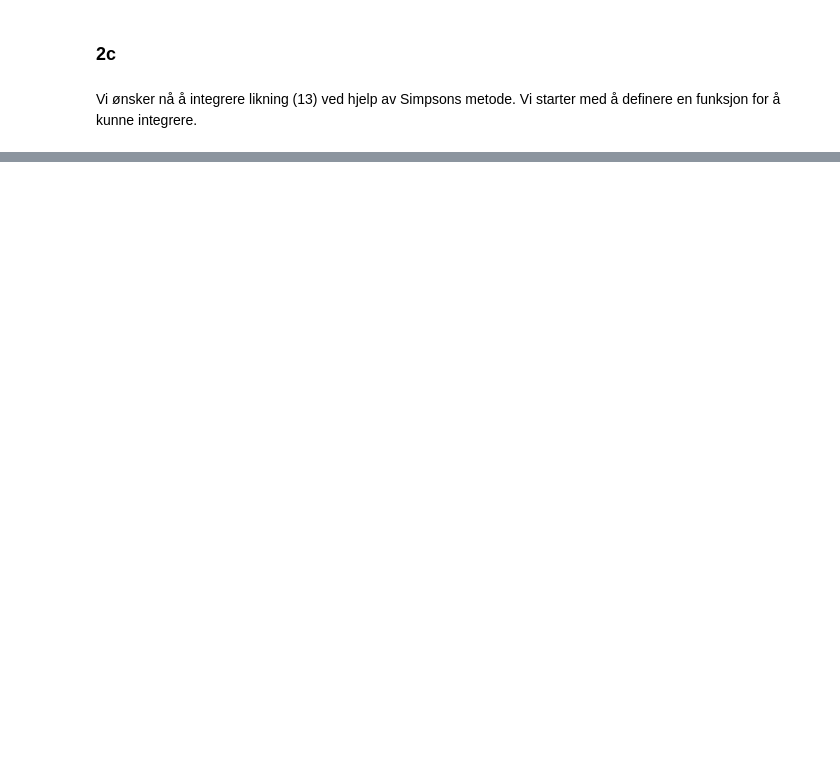
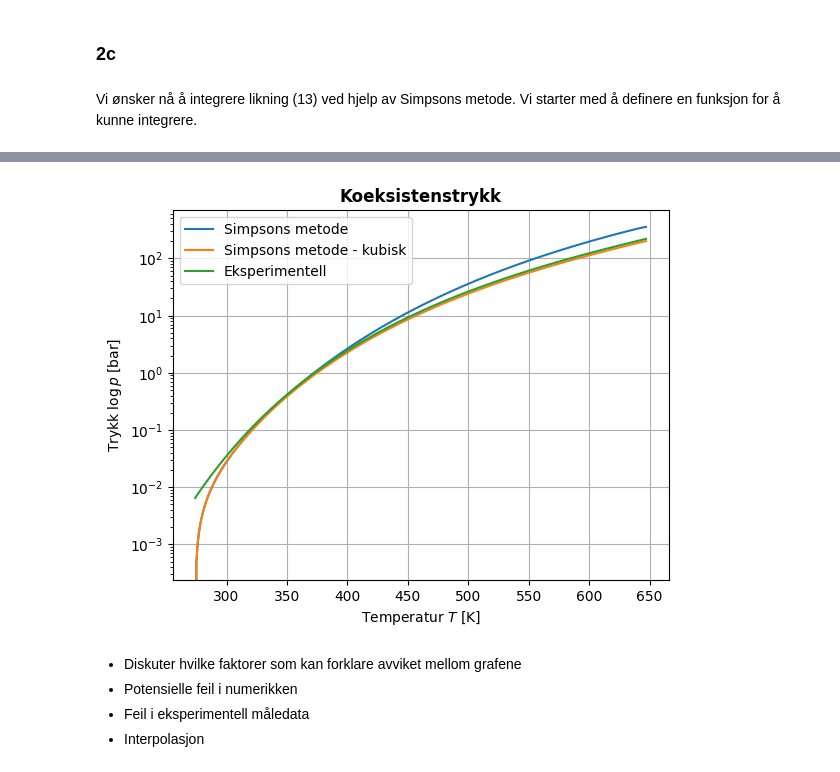
Before and after one commit to willidu/TMA4320, a Jupyter notebook: tekfys-prosjekt/oppgave2.ipynb, the cells around one changed output, grey strips where cells are left out. Drawn from its saved outputs; the diff is of its cells as text; code cells hidden in the pictures; blank space fills up the shorter version.

```diff
--- a/tekfys-prosjekt/oppgave2.ipynb
+++ b/tekfys-prosjekt/oppgave2.ipynb
@@ -137,0 +222,22 @@ ValueError: x and y must have same first dimension, but have shapes (374,) and (
+# %%
+def dp_cubic(T):
+    return 1e3 * L_cubic(T) / (T * (Vg_cubic(T) - Vv_cubic(T)))
+
+p_clapeyron_cubic = [simpsons(dp_cubic, 274, t)*1e-5 for t in temp_arr]  # [bar]
+
+plt.semilogy(temp_arr, p_clapeyron, label="Simpsons metode")
+plt.semilogy(temp_arr, p_clapeyron_cubic, label="Simpsons metode - kubisk")
+plt.semilogy(temp_arr, vapor_pressure_exp*1e-5, label='Eksperimentell')
+plt.xlabel('Temperatur $T$ [K]')
+plt.ylabel('Trykk $\log p$ [bar]')
+plt.title('Koeksistenstrykk', weight='bold')
+plt.legend()
+plt.grid()
+plt.show()
+# %% [output]
+[figure, added]
+# %% [markdown]
+- Diskuter hvilke faktorer som kan forklare avviket mellom grafene
+- Potensielle feil i numerikken
+- Feil i eksperimentell måledata
+- Interpolasjon
```
Also changed, not shown: parts of 11 cells of this notebook, 1 other file.
